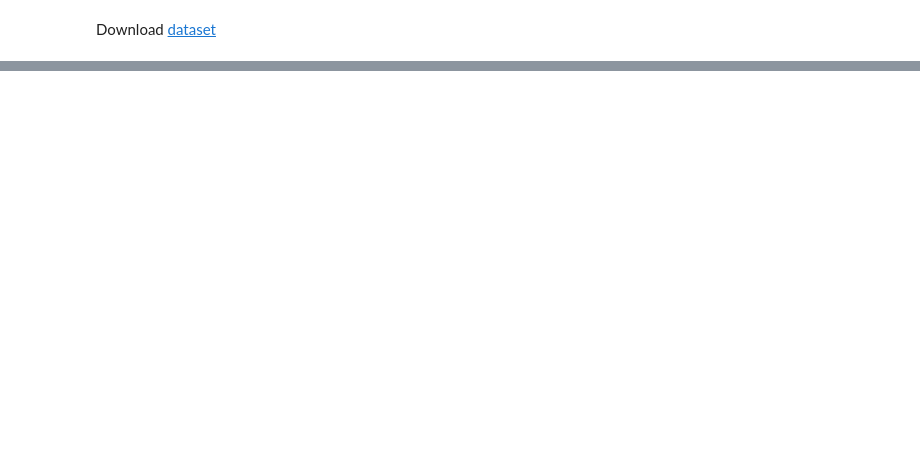
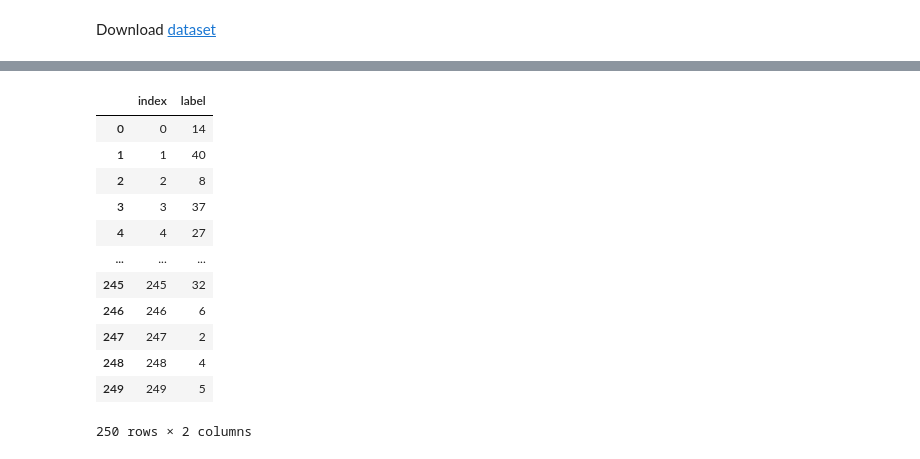
Before and after one commit to AndreDon0/25AIMEPhI, a Jupyter notebook: Homework_13_butterfly_classification/main.ipynb, the cells around one changed output, grey strips where cells are left out. Saved outputs shown, nothing was run; the diff lists cells and outputs as text; code cells hidden in the pictures; blank space fills up the shorter version.

```diff
--- a/Homework_13_butterfly_classification/main.ipynb
+++ b/Homework_13_butterfly_classification/main.ipynb
@@ -197,8 +97,27 @@ trainer.fit(train_loader, valid_loader)
 # %%
-torch.save(trainer.best_model.state_dict(), "data/butterfly_net.pt")
+from trainer import Trainer
+trainer = Trainer.from_checkpoint(net, device, "data/butterfly_net.pt")
 # %%
+from pathlib import Path
+
 pred = trainer.predict(test_loader)
-classes = pred.softmax(dim=1).argmax(dim=1).numpy()
-pd.DataFrame({"index": np.arange(0, len(classes)), "label": classes}).to_csv(
-    "data/predictions.csv", index=False
-)
+pred = pred.softmax(dim=1).argmax(dim=1).numpy()
+
+test_index = [int(Path(p).stem) for p in data_meta["test_file_names"]]
+submission = pd.DataFrame({"index": test_index, "label": pred})
+submission.to_csv("data/predictions.csv", index=False)
+submission
+# %% [output]
+|  | index | label |
+| 0 | 0 | 14 |
+| 1 | 1 | 40 |
+| 2 | 2 | 8 |
+| 3 | 3 | 37 |
+| 4 | 4 | 27 |
+| ... | ... | ... |
+| 245 | 245 | 32 |
+| 246 | 246 | 6 |
+| 247 | 247 | 2 |
+| 248 | 248 | 4 |
+| 249 | 249 | 5 |
+250 rows × 2 columns
```
Also changed, not shown: parts of 5 cells of this notebook, 3 other files.
